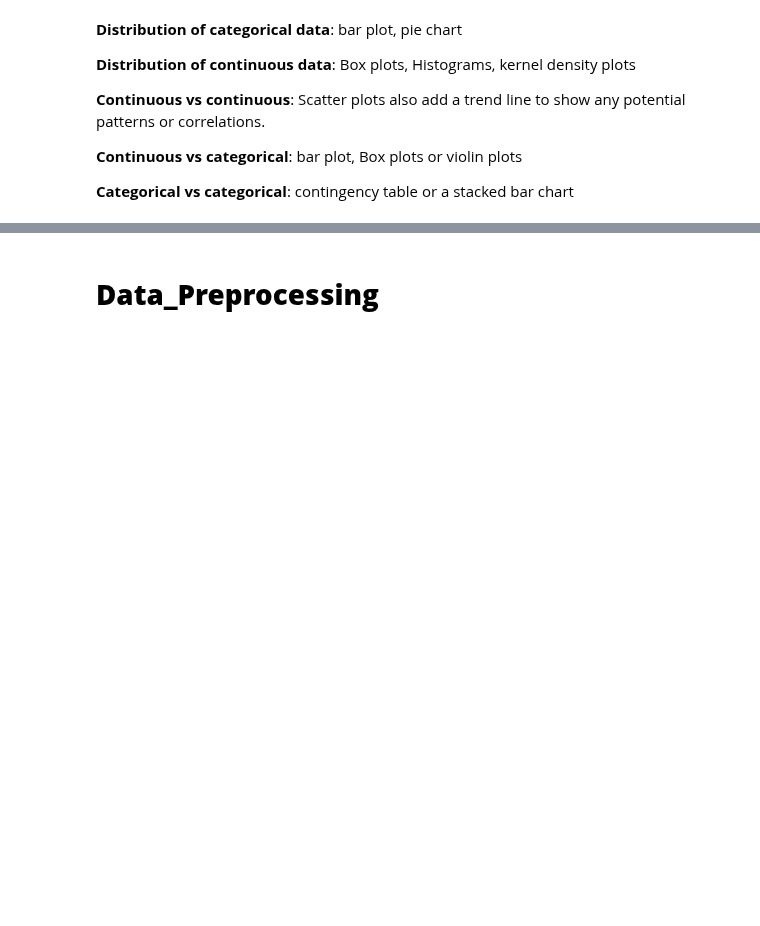
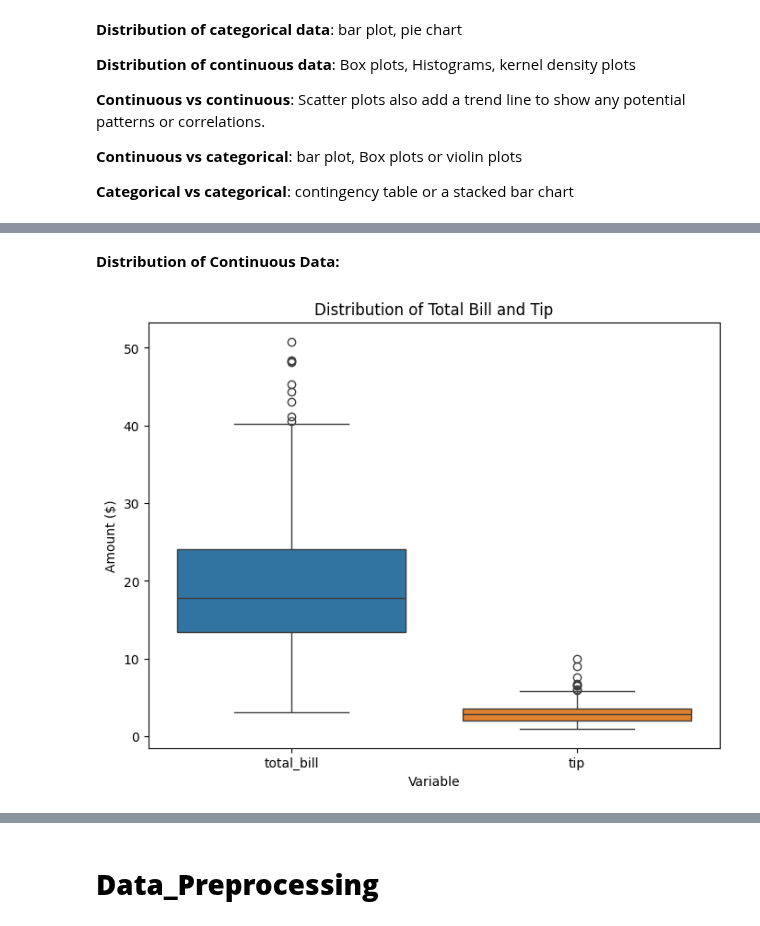
Before and after one commit to GDharan10/Dataset0_MachineLearningFramework_and_ApplicationNotes, a Jupyter notebook: Framework_for_Data_Preprocessing.ipynb, the cells around one changed output, grey strips where cells are left out. Saved outputs shown, nothing was run; the diff lists cells and outputs as text; code cells hidden in the pictures; blank space fills up the shorter version.

```diff
--- a/Framework_for_Data_Preprocessing.ipynb
+++ b/Framework_for_Data_Preprocessing.ipynb
@@ -411,0 +433,12 @@ df.drop("material_ref", axis = 1, inplace = True)
+# %% [markdown]
+**Distribution of Continuous Data:**
+# %%
+# Box plot
+plt.figure(figsize=(8, 6))
+sns.boxplot(data=df[['total_bill', 'tip']])
+plt.title('Distribution of Total Bill and Tip')
+plt.ylabel('Amount ($)')
+plt.xlabel('Variable')
+plt.show()
+# %% [output]
+[figure, added]
```
Also changed, not shown: parts of 5 cells of this notebook.
